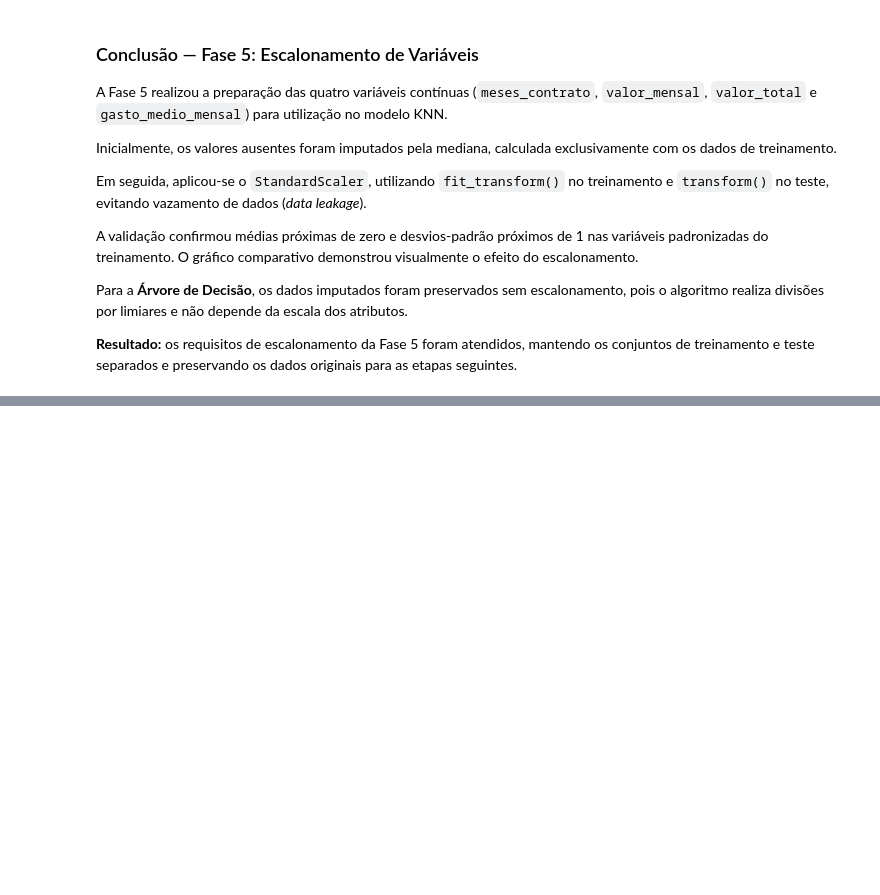
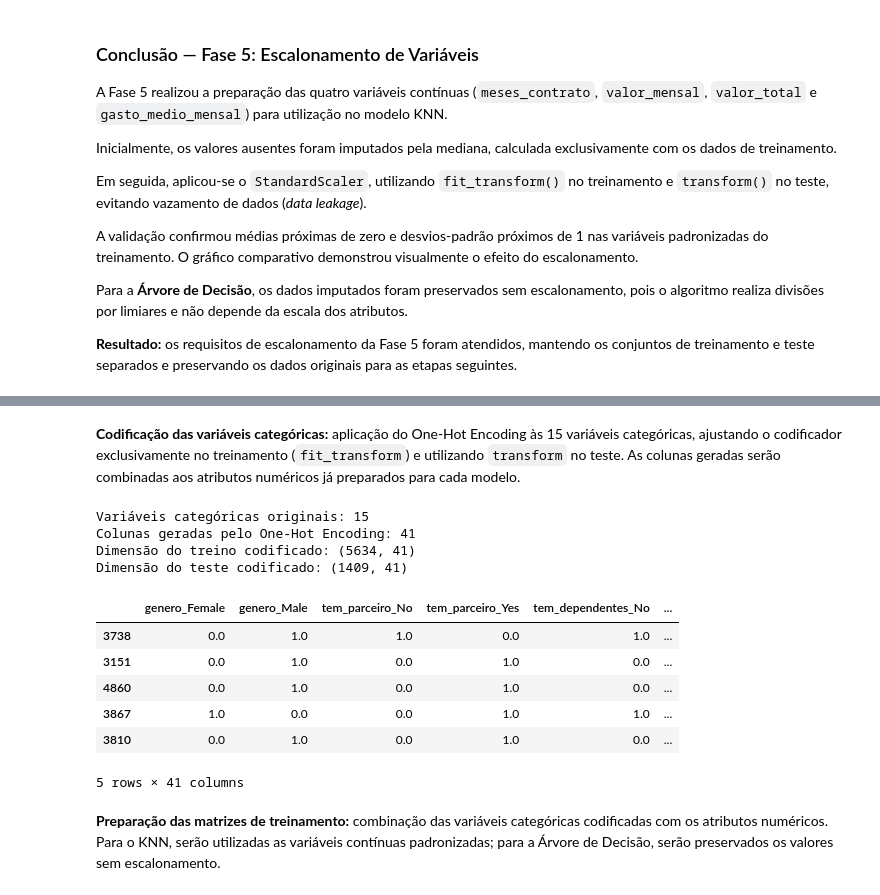
Before and after one commit to Cristina-Freitas/telecom-churn-prediction, a Jupyter notebook: notebooks/01_analise_exploratoria.ipynb, the cells around one changed output, grey strips where cells are left out. Cells and saved outputs as stored; diff of their text form; code cells hidden in the pictures; blank space fills up the shorter version.

```diff
--- a/notebooks/01_analise_exploratoria.ipynb
+++ b/notebooks/01_analise_exploratoria.ipynb
@@ -1519,0 +1605,53 @@ Para a **Árvore de Decisão**, os dados imputados foram preservados sem escalon
+# %% [markdown]
+**Codificação das variáveis categóricas:** aplicação do One-Hot Encoding às 15 variáveis categóricas, ajustando o codificador exclusivamente no treinamento (`fit_transform`) e utilizando `transform` no teste. As colunas geradas serão combinadas aos atributos numéricos já preparados para cada modelo.
+# %%
+# Criar o codificador categórico
+codificador = criar_codificador()
+
+# Ajustar no treinamento e transformar treino e teste
+categorias_treino = codificador.fit_transform(
+    X_train_imp[colunas_categoricas]
+)
+
+categorias_teste = codificador.transform(
+    X_test_imp[colunas_categoricas]
+)
+
+# Obter os nomes das novas colunas
+nomes_colunas = codificador.get_feature_names_out(
+    colunas_categoricas
+)
+
+# Converter os resultados em DataFrames, preservando os índices
+df_categorias_treino = pd.DataFrame(
+    categorias_treino,
+    columns=nomes_colunas,
+    index=X_train_imp.index
+)
+
+df_categorias_teste = pd.DataFrame(
+    categorias_teste,
+    columns=nomes_colunas,
+    index=X_test_imp.index
+)
+
+print("Variáveis categóricas originais:", len(colunas_categoricas))
+print("Colunas geradas pelo One-Hot Encoding:", len(nomes_colunas))
+print("Dimensão do treino codificado:", df_categorias_treino.shape)
+print("Dimensão do teste codificado:", df_categorias_teste.shape)
+
+display(df_categorias_treino.head())
+# %% [output]
+Variáveis categóricas originais: 15
+Colunas geradas pelo One-Hot Encoding: 41
+Dimensão do treino codificado: (5634, 41)
+Dimensão do teste codificado: (1409, 41)
+|  | genero_Female | genero_Male | tem_parceiro_No | tem_parceiro_Yes | tem_dependentes_No | ... |
+| 3738 | 0.0 | 1.0 | 1.0 | 0.0 | 1.0 | ... |
+| 3151 | 0.0 | 1.0 | 0.0 | 1.0 | 0.0 | ... |
+| 4860 | 0.0 | 1.0 | 0.0 | 1.0 | 0.0 | ... |
+| 3867 | 1.0 | 0.0 | 0.0 | 1.0 | 1.0 | ... |
+| 3810 | 0.0 | 1.0 | 0.0 | 1.0 | 0.0 | ... |
+5 rows × 41 columns
+# %% [markdown]
+**Preparação das matrizes de treinamento:** combinação das variáveis categóricas codificadas com os atributos numéricos. Para o KNN, serão utilizadas as variáveis contínuas padronizadas; para a Árvore de Decisão, serão preservados os valores sem escalonamento.
```
Also changed, not shown: parts of 22 cells of this notebook, 7 other files.
